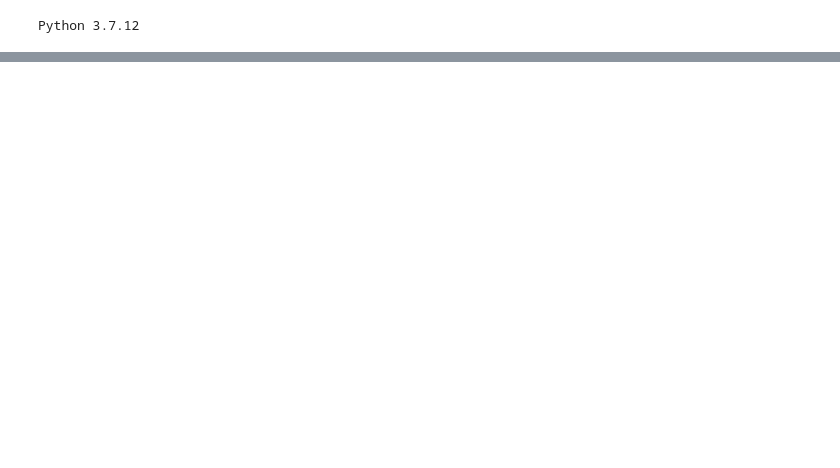
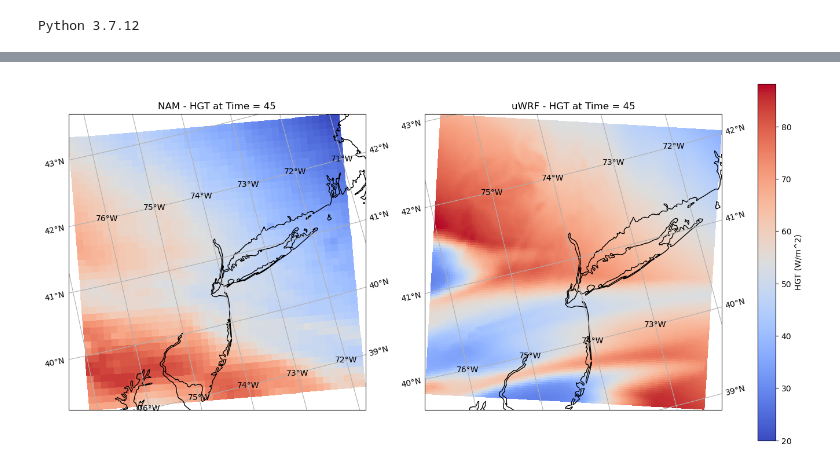
Before and after one commit to gabbyvaillant/downscaling, a Jupyter notebook: training/GHI-downscaling.ipynb, the cells around one changed output, grey strips where cells are left out. Drawn from its saved outputs; the diff is of its cells as text; code cells hidden in the pictures; blank space fills up the shorter version.

```diff
--- a/training/GHI-downscaling.ipynb
+++ b/training/GHI-downscaling.ipynb
@@ -47,0 +50,10 @@ nam_test = xr.open_dataset('/D4/data/gvaillant/nam-split/nam_test_GHI.nc')
+# %%
+#FOR uWRF just make the latitude and longitude values only have y and x as the dimensions instead of time,y, x because at every time step it is the same
+
+uwrf_train['latitude'] = uwrf_train['latitude'].isel(time=0)
+uwrf_val['latitude'] = uwrf_val['latitude'].isel(time=0)
+uwrf_test['latitude'] = uwrf_test['latitude'].isel(time=0)
+#--
+uwrf_train['longitude'] = uwrf_train['longitude'].isel(time=0)
+uwrf_val['longitude'] = uwrf_val['longitude'].isel(time=0)
+uwrf_test['longitude'] = uwrf_test['longitude'].isel(time=0)
@@ -47,0 +130,48 @@ nam_test = xr.open_dataset('/D4/data/gvaillant/nam-split/nam_test_GHI.nc')
+# %%
+#comparing!
+import numpy as np
+import matplotlib.pyplot as plt
+import cartopy.crs as ccrs
+import xarray as xr
+
+nam = nam_train.SWDOWN
+uwrf = uwrf_train.SWDOWN
+t_idx = 45
+
+
+# Extract values
+lat_nam = nam.latitude[:,:].values
+lon_nam = nam.longitude[:,:].values
+ghi_nam = nam[t_idx,:,:].values
+
+lat_uwrf = uwrf.latitude[:,:].values
+lon_uwrf = uwrf.longitude[:,:].values
+ghi_uwrf = uwrf[t_idx,:,:].values
+
+# Determine common color limits
+vmin = min(ghi_nam.min(), ghi_uwrf.min())
+vmax = max(ghi_nam.max(), ghi_uwrf.max())
+
+# Plotting
+fig, axes = plt.subplots(1, 2, figsize=(16, 8), subplot_kw={'projection': ccrs.LambertConformal()})
+
+# Plot NAM
+im1 = axes[0].pcolormesh(lon_nam, lat_nam, ghi_nam, cmap='coolwarm', vmin=vmin, vmax=vmax, transform=ccrs.PlateCarree())
+axes[0].set_title(f'NAM - HGT at Time = {t_idx}')
+axes[0].coastlines()
+axes[0].gridlines(draw_labels=True)
+
+# Plot uWRF
+im2 = axes[1].pcolormesh(lon_uwrf, lat_uwrf, ghi_uwrf, cmap='coolwarm', vmin=vmin, vmax=vmax, transform=ccrs.PlateCarree())
+axes[1].set_title(f'uWRF - HGT at Time = {t_idx}')
+axes[1].coastlines()
+axes[1].gridlines(draw_labels=True)
+
+# Add single colorbar
+cbar = fig.colorbar(im2, ax=axes, orientation='vertical', fraction=0.04, pad=0.05)
+cbar.set_label('HGT (W/m^2)')
+
+
+plt.show()
+# %% [output]
+[figure, added]
```
Also changed, not shown: parts of 6 cells of this notebook, 56 other files.
